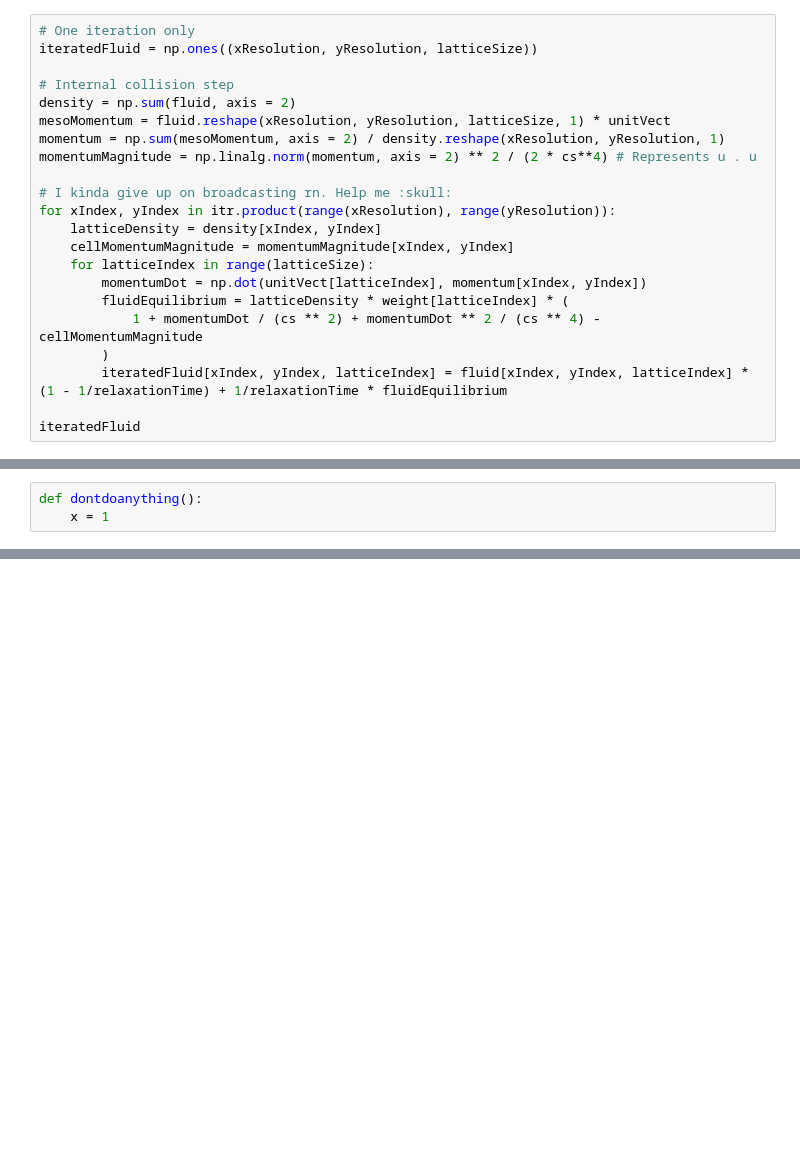
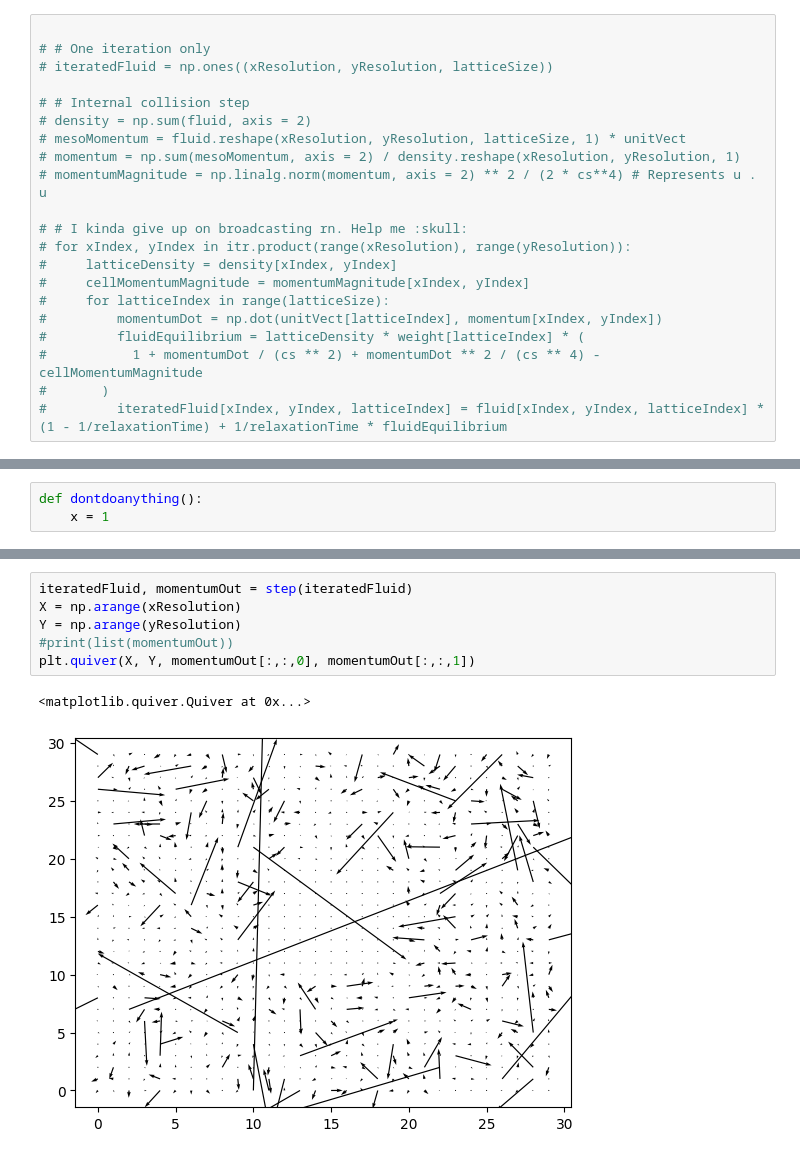
Before and after one commit to AtomThum/AIBuilder-LatticeBoltzmann, a Jupyter notebook: main.ipynb, the cells around one changed output, grey strips where cells are left out. Saved outputs shown, nothing was run; the diff lists cells and outputs as text; blank space fills up the shorter version.

```diff
--- a/main.ipynb
+++ b/main.ipynb
@@ -40,22 +63,21 @@ boundary.cylindricalWall([xResolution/2, yResolution/2], 2)
 # %%
-# One iteration only
-iteratedFluid = np.ones((xResolution, yResolution, latticeSize))
 
-# Internal collision step
-density = np.sum(fluid, axis = 2)
-mesoMomentum = fluid.reshape(xResolution, yResolution, latticeSize, 1) * unitVect
-momentum = np.sum(mesoMomentum, axis = 2) / density.reshape(xResolution, yResolution, 1)
-momentumMagnitude = np.linalg.norm(momentum, axis = 2) ** 2 / (2 * cs**4) # Represents u . u
+# # One iteration only
+# iteratedFluid = np.ones((xResolution, yResolution, latticeSize))
 
-# I kinda give up on broadcasting rn. Help me :skull:
-for xIndex, yIndex in itr.product(range(xResolution), range(yResolution)):
-    latticeDensity = density[xIndex, yIndex]
-    cellMomentumMagnitude = momentumMagnitude[xIndex, yIndex]
-    for latticeIndex in range(latticeSize):
-        momentumDot = np.dot(unitVect[latticeIndex], momentum[xIndex, yIndex])
-        fluidEquilibrium = latticeDensity * weight[latticeIndex] * (
-			1 + momentumDot / (cs ** 2) + momentumDot ** 2 / (cs ** 4) - cellMomentumMagnitude
-		)
-        iteratedFluid[xIndex, yIndex, latticeIndex] = fluid[xIndex, yIndex, latticeIndex] * (1 - 1/relaxationTime) + 1/relaxationTime * fluidEquilibrium
+# # Internal collision step
+# density = np.sum(fluid, axis = 2)
+# mesoMomentum = fluid.reshape(xResolution, yResolution, latticeSize, 1) * unitVect
+# momentum = np.sum(mesoMomentum, axis = 2) / density.reshape(xResolution, yResolution, 1)
+# momentumMagnitude = np.linalg.norm(momentum, axis = 2) ** 2 / (2 * cs**4) # Represents u . u
 
-iteratedFluid
+# # I kinda give up on broadcasting rn. Help me :skull:
+# for xIndex, yIndex in itr.product(range(xResolution), range(yResolution)):
+#     latticeDensity = density[xIndex, yIndex]
+#     cellMomentumMagnitude = momentumMagnitude[xIndex, yIndex]
+#     for latticeIndex in range(latticeSize):
+#         momentumDot = np.dot(unitVect[latticeIndex], momentum[xIndex, yIndex])
+#         fluidEquilibrium = latticeDensity * weight[latticeIndex] * (
+# 			1 + momentumDot / (cs ** 2) + momentumDot ** 2 / (cs ** 4) - cellMomentumMagnitude
+# 		)
+#         iteratedFluid[xIndex, yIndex, latticeIndex] = fluid[xIndex, yIndex, latticeIndex] * (1 - 1/relaxationTime) + 1/relaxationTime * fluidEquilibrium
@@ -142,0 +172,9 @@ array([[[ 8.53412490e+00,  4.11981412e-02,  1.31885138e+00,
+# %%
+iteratedFluid, momentumOut = step(iteratedFluid)
+X = np.arange(xResolution)
+Y = np.arange(yResolution)
+#print(list(momentumOut))
+plt.quiver(X, Y, momentumOut[:,:,0], momentumOut[:,:,1])
+# %% [output]
+<matplotlib.quiver.Quiver at 0x...>
+[figure, added]
```
Also changed, not shown: parts of 7 cells of this notebook, 1 other file.
